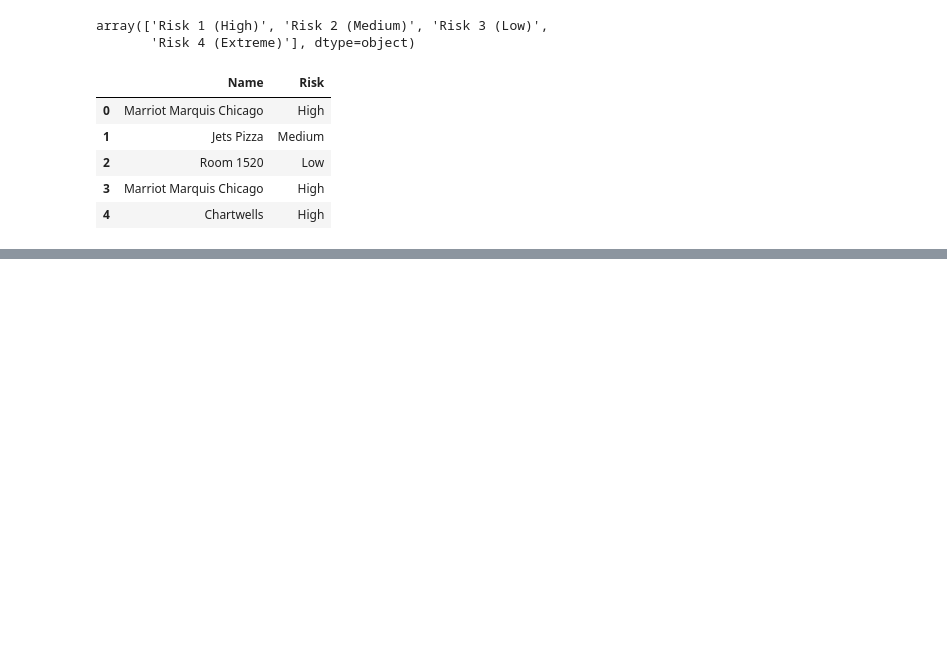
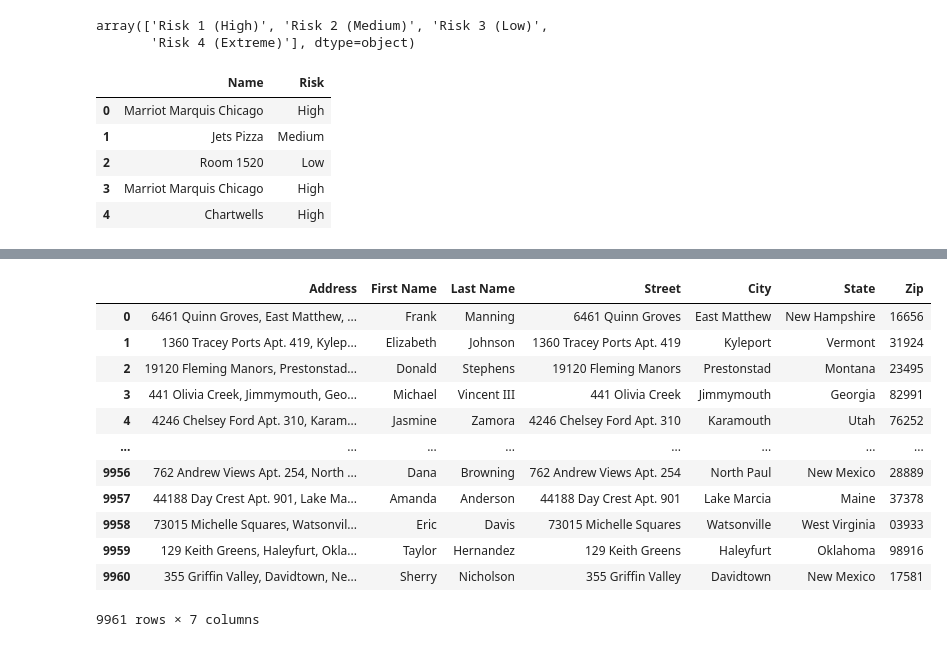
Before and after one commit to singamravibabu/batch23, a Jupyter notebook: Pandas 5.ipynb, the cells around one changed output, grey strips where cells are left out. Drawn from its saved outputs; the diff is of its cells as text; code cells hidden in the pictures; blank space fills up the shorter version.

```diff
--- a/Pandas 5.ipynb
+++ b/Pandas 5.ipynb
@@ -100,0 +175,4 @@ inspections.head()
+# %%
+# load customers.csv data
+customers = pd.read_csv("./data/customers.csv")
+customers
@@ -100,0 +277,4 @@ inspections.head()
+# %%
+# Creating two new columns: First Name, Last Name
+customers[["First Name", "Last Name"]] = customers["Name"].str.split(pat=" ", n=1, expand=True)
+customers
@@ -100,0 +295,4 @@ inspections.head()
+# %%
+# dropping / deleting the "Name" column
+customers = customers.drop(labels="Name", axis="columns")
+customers
@@ -100,0 +313,18 @@ inspections.head()
+# %%
+# split the Address column into Street, City, State, Zip columns
+customers[["Street", "City", "State", "Zip"]] = customers["Address"].str.split(pat=",", expand=True)
+customers
+# %% [output]
+|  | Address | First Name | Last Name | Street | City | State | Zip |
+| 0 | 6461 Quinn Groves, East Matthew, ... | Frank | Manning | 6461 Quinn Groves | East Matthew | New Hampshire | 16656 |
+| 1 | 1360 Tracey Ports Apt. 419, Kylep... | Elizabeth | Johnson | 1360 Tracey Ports Apt. 419 | Kyleport | Vermont | 31924 |
+| 2 | 19120 Fleming Manors, Prestonstad... | Donald | Stephens | 19120 Fleming Manors | Prestonstad | Montana | 23495 |
+| 3 | 441 Olivia Creek, Jimmymouth, Geo... | Michael | Vincent III | 441 Olivia Creek | Jimmymouth | Georgia | 82991 |
+| 4 | 4246 Chelsey Ford Apt. 310, Karam... | Jasmine | Zamora | 4246 Chelsey Ford Apt. 310 | Karamouth | Utah | 76252 |
+| ... | ... | ... | ... | ... | ... | ... | ... |
+| 9956 | 762 Andrew Views Apt. 254, North ... | Dana | Browning | 762 Andrew Views Apt. 254 | North Paul | New Mexico | 28889 |
+| 9957 | 44188 Day Crest Apt. 901, Lake Ma... | Amanda | Anderson | 44188 Day Crest Apt. 901 | Lake Marcia | Maine | 37378 |
+| 9958 | 73015 Michelle Squares, Watsonvil... | Eric | Davis | 73015 Michelle Squares | Watsonville | West Virginia | 03933 |
+| 9959 | 129 Keith Greens, Haleyfurt, Okla... | Taylor | Hernandez | 129 Keith Greens | Haleyfurt | Oklahoma | 98916 |
+| 9960 | 355 Griffin Valley, Davidtown, Ne... | Sherry | Nicholson | 355 Griffin Valley | Davidtown | New Mexico | 17581 |
+9961 rows × 7 columns
```
Also changed, not shown: parts of 15 cells of this notebook, 1 other file.
